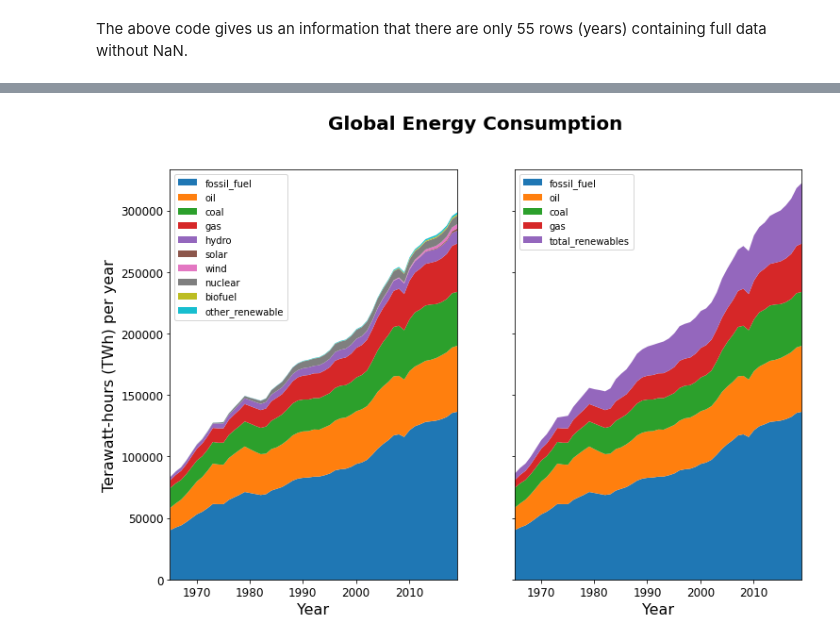
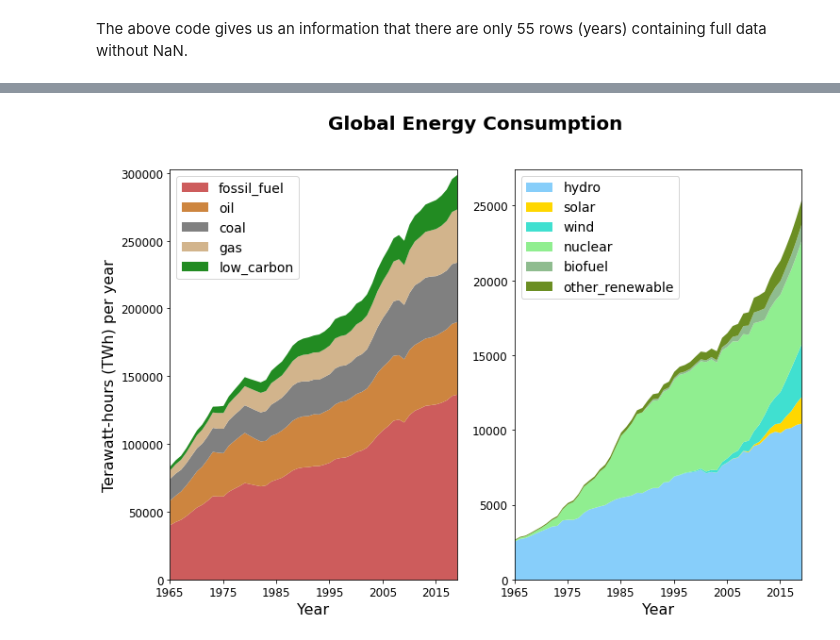
Before and after one commit to AIXjing/energy-data, a Jupyter notebook: Extract data.ipynb, the cells around one changed output, grey strips where cells are left out. Drawn from its saved outputs; the diff is of its cells as text; code cells hidden in the pictures.

```diff
--- a/Extract data.ipynb
+++ b/Extract data.ipynb
@@ -56,6 +88,7 @@ df_energy_cons_global.dropna().shape
 # %% [markdown]
 The above code gives us an information that there are only 55 rows (years) containing full data without NaN.
 # %%
+#make column name easy to read
 df_energy_cons_global_nona=df_energy_cons_global.dropna().rename(
     columns={
         'fossil_fuel_consumption': 'fossil_fuel',
@@ -73,9 +106,9 @@ df_energy_cons_global_nona=df_energy_cons_global.dropna().rename(
         'wind_consumption':'wind'
     })
 
-df_energy_cons_global_nona['total_renewables'] = df_energy_cons_global_nona.iloc[:,7:13].sum(axis=1)
-
+# sum up all the clean energy data into a new column called "nonrenewable_energy"
 df_energy_cons_global_nona['nonrenewable_energy'] = df_energy_cons_global_nona.iloc[:,3:6].sum(axis=1)
 
-df_energy_cons_global_nona['total'] = df_energy_cons_global_nona.iloc[:,16] + df_energy_cons_global_nona.iloc[:,17]
+# sum up all the energy consumption data into a new column called "total"
+df_energy_cons_global_nona['total'] = df_energy_cons_global_nona.iloc[:,15] + df_energy_cons_global_nona.iloc[:,16]
 # %%
@@ -205,51 +221,59 @@ print(df_energy_cons_global_nona['total'].max())
 # %%
-fig, (ax1,ax2) = plt.subplots(1, 2, sharey=True, figsize=(12,8))
+fig, (ax1,ax2) = plt.subplots(1, 2, sharey=False, figsize=(12,8))
 fig.suptitle('Global Energy Consumption', fontsize=20, fontweight="bold")
 
-#plt.subplot(121)
-df_energy_cons_global_nona.drop(
-    ['primary_energy',
-     'renewables',
-     'low_carbon',
-     'total_renewables',
-     'nonrenewable_energy',
-     'total'],
-    axis=1).plot.area(
+#area plot of individual 'non-clean' energy and total clean energy
+ax1_color=['indianred','peru','grey','tan','forestgreen']
+df_energy_cons_global_nona.plot.area(
     ax=ax1,
-    x='year',
-    linewidth=0
-)
-
-year_min = df_energy_cons_global_nona['year'].min()
-year_max = df_energy_cons_global_nona['year'].max()
-y_min = 0
-y_max = df_energy_cons_global_nona['total'].max() + 50000
-
-ax1.tick_params(axis='both', which='major', labelsize=12)
-ax1.axis([year_min, year_max, y_min, y_max])
-ax1.set_ylabel('Terawatt-hours (TWh) per year', fontsize=16)
-ax1.set_xlabel('Year', fontsize=16)
-ax1.legend()
-
-#plt.subplot(122)
-df_energy_cons_global_nona.plot.area(
-    ax=ax2,
     x='year',
     y=['fossil_fuel',
     'oil',
     'coal',
     'gas',
-    'total_renewables'],
-    linewidth=0
+    'low_carbon'],
+    linewidth=0,
+    color=ax1_color
 )
 
+
+year_min = df_energy_cons_global_nona['year'].min()
+year_max = df_energy_cons_global_nona['year'].max()
+total_min = 0
+total_max = df_energy_cons_global_nona['total'].max() + 50000
+
+ax1.tick_params(axis='both', which='major', labelsize=12)
+ax1.set_xticks(np.arange(year_min, year_max, 10))
+ax1.axis([year_min, year_max, total_min, total_max])
+ax1.set_ylabel('Terawatt-hours (TWh) per year', fontsize=16)
+ax1.set_xlabel('Year', fontsize=16)
+ax1.legend(prop={'size': 14})
+
+
+#area plot of all clean energy consumption
+ax2_color=['lightskyblue','gold','turquoise','lightgreen','darkseagreen','olivedrab']
+df_energy_cons_global_nona.plot.area(
+    ax=ax2,
+    x='year',
+    y=['hydro',
+      'solar',
+      'wind',
+      'nuclear',
+      'biofuel',
+      'other_renewable'],
+    linewidth=0,
+    color=ax2_color
+)
+
+ren_min = 0
+ren_max = df_energy_cons_global_nona['low_carbon'].max() + 2000
+
 ax2.tick_params(axis='both', which='major', labelsize=12)
-ax2.axis([year_min, year_max, y_min, y_max])
-ax2.set_ylabel('Terawatt-hours (TWh) per year', fontsize=16)
+ax2.set_xticks(np.arange(year_min, year_max, 10))
+ax2.axis([year_min, year_max, ren_min, ren_max])
 ax2.set_xlabel('Year', fontsize=16)
-ax2.legend()
+ax2.legend(prop={'size': 14})
 
 #plt.show()
-
-print(df_energy_cons_global_nona['total'].max())
+print(year_max)
 # %% [output]
@@ -257 +281 @@ print(df_energy_cons_global_nona['total'].max())
-[figure, old version]
+[figure, new version]
```
Also changed, not shown: parts of 16 cells of this notebook, 1 other file.
